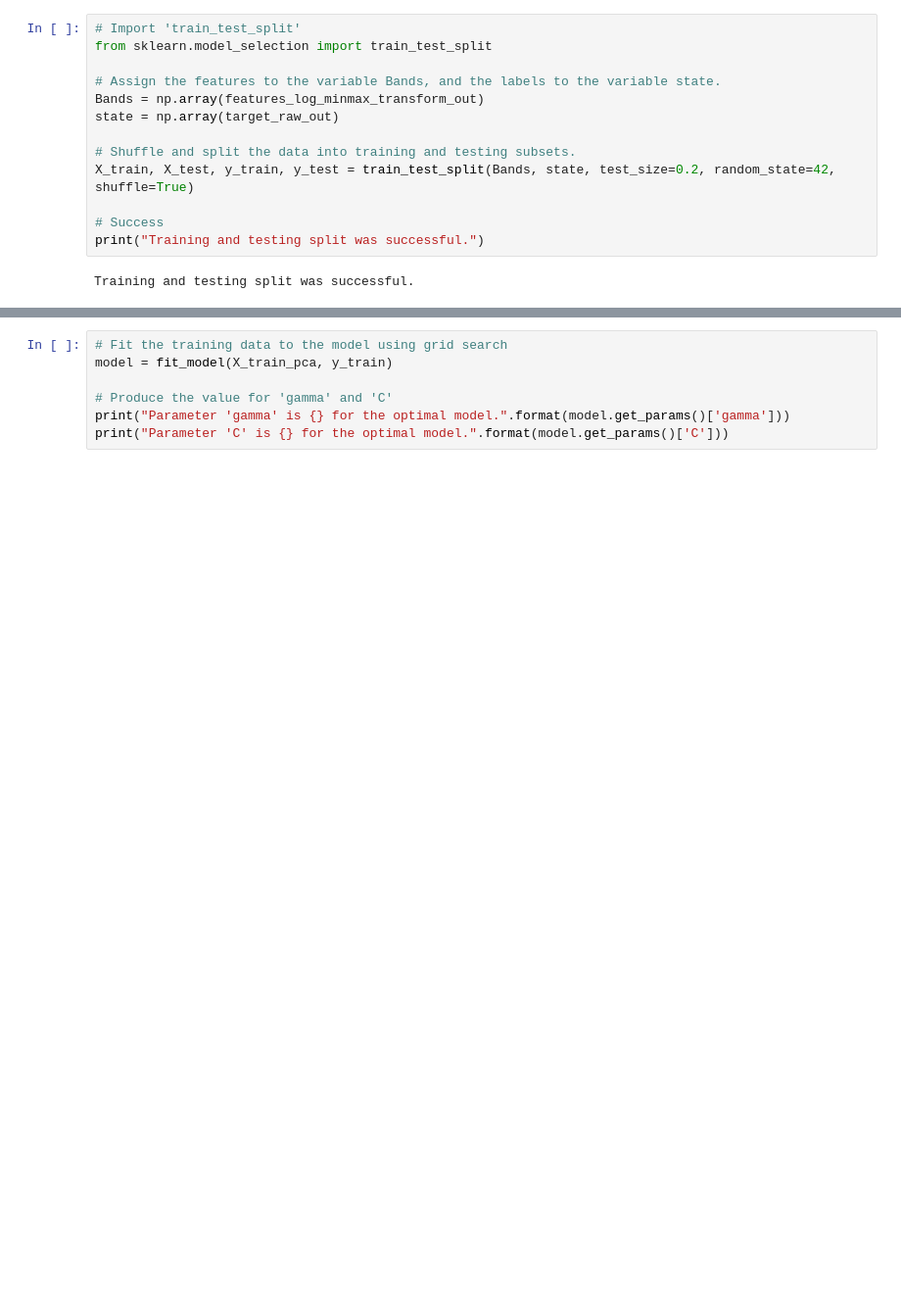
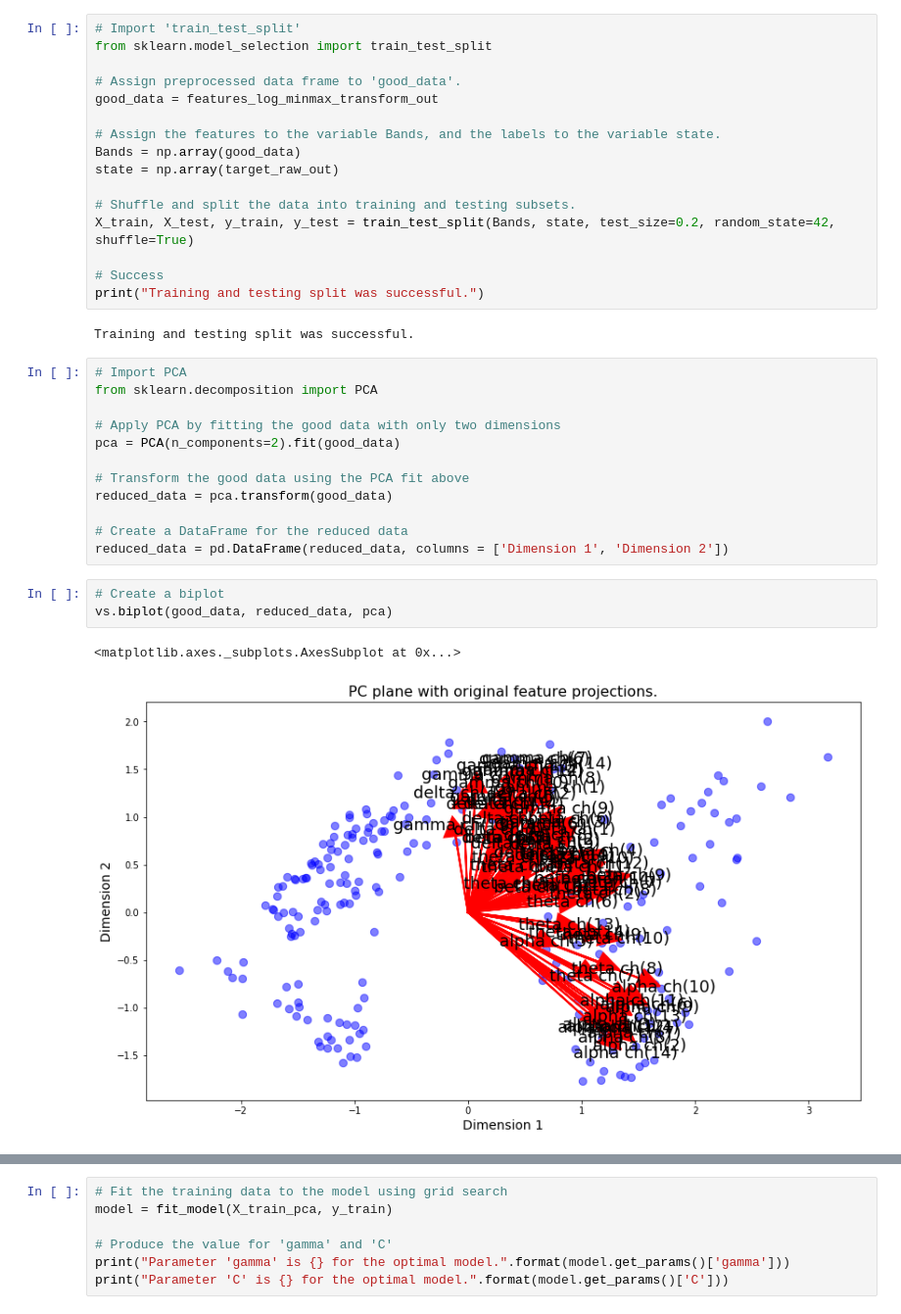
Before and after one commit to omarmagdy217/Driving-Behavior-Prediction_GP, a Jupyter notebook: Data Classification/state_prediction.ipynb, the cells around one changed output, grey strips where cells are left out. Shown at 98% size. Saved outputs shown, nothing was run; the diff lists cells and outputs as text; blank space fills up the shorter version.

Commit message:
Biplot PCA Visualization

```diff
--- a/Data Classification/state_prediction.ipynb
+++ b/Data Classification/state_prediction.ipynb
@@ -186,8 +167,11 @@ display(features_log_minmax_transform_out.head())
 # Import 'train_test_split'
 from sklearn.model_selection import train_test_split
 
+# Assign preprocessed data frame to 'good_data'.
+good_data = features_log_minmax_transform_out
+
 # Assign the features to the variable Bands, and the labels to the variable state.
-Bands = np.array(features_log_minmax_transform_out)
+Bands = np.array(good_data)
 state = np.array(target_raw_out)
 
 # Shuffle and split the data into training and testing subsets.
@@ -197,4 +181,22 @@ X_train, X_test, y_train, y_test = train_test_split(Bands, state, test_size=0.2,
 print("Training and testing split was successful.")
 # %% [output]
 Training and testing split was successful.
+# %%
+# Import PCA
+from sklearn.decomposition import PCA
+
+# Apply PCA by fitting the good data with only two dimensions
+pca = PCA(n_components=2).fit(good_data)
+
+# Transform the good data using the PCA fit above
+reduced_data = pca.transform(good_data)
+
+# Create a DataFrame for the reduced data
+reduced_data = pd.DataFrame(reduced_data, columns = ['Dimension 1', 'Dimension 2'])
+# %%
+# Create a biplot
+vs.biplot(good_data, reduced_data, pca)
+# %% [output]
+<matplotlib.axes._subplots.AxesSubplot at 0x...>
+[figure, added]
 # %%
```
Also changed, not shown: parts of 7 cells of this notebook, 2 other files.
